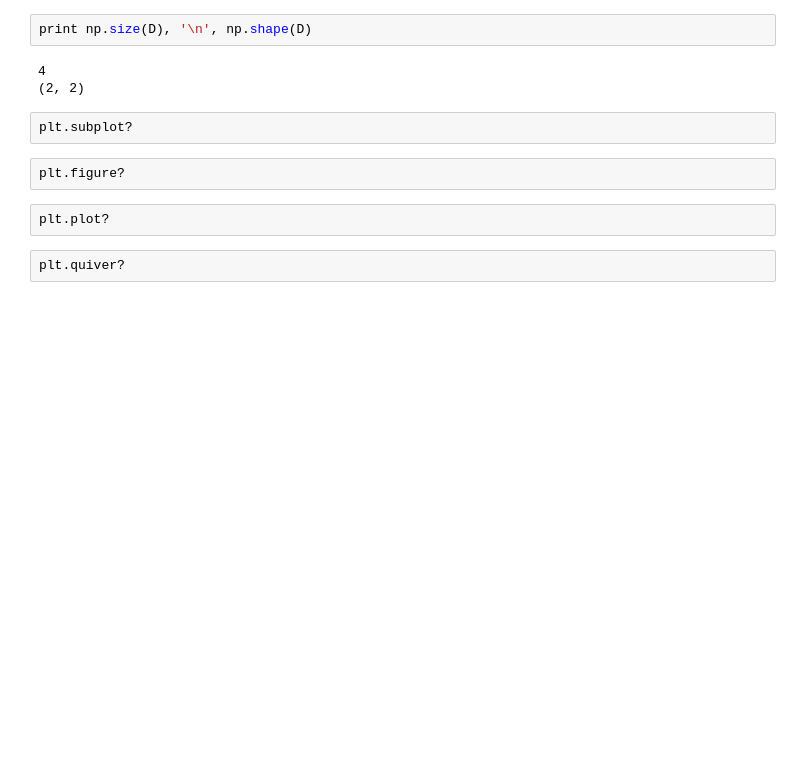
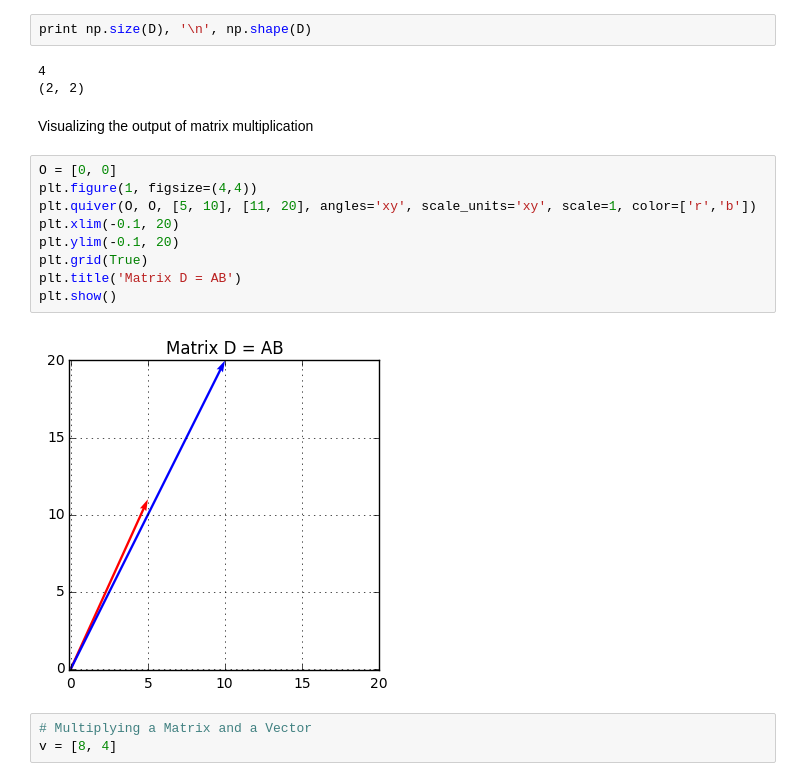
Before and after one commit to Manish-rai21bit/LinearAlgebra, a Jupyter notebook: LinearAlgebra.ipynb, the cells around one changed output. Cells and saved outputs as stored; diff of their text form; blank space fills up the shorter version.

Commit message:
matrix multiplication

```diff
--- a/LinearAlgebra.ipynb
+++ b/LinearAlgebra.ipynb
@@ -77,11 +82,19 @@ print np.size(D), '\n', np.shape(D)
 # %% [output]
 4
 (2, 2)
-# %%
-plt.subplot?
-# %%
-plt.figure?
-# %%
-plt.plot?
-# %%
-plt.quiver?
+# %% [markdown]
+Visualizing the output of matrix multiplication
+# %%
+O = [0, 0]
+plt.figure(1, figsize=(4,4))
+plt.quiver(O, O, [5, 10], [11, 20], angles='xy', scale_units='xy', scale=1, color=['r','b'])
+plt.xlim(-0.1, 20)
+plt.ylim(-0.1, 20)
+plt.grid(True)
+plt.title('Matrix D = AB')
+plt.show()
+# %% [output]
+[figure, added]
+# %%
+# Multiplying a Matrix and a Vector
+v = [8, 4]
```
Also changed, not shown: parts of 1 cell of this notebook.
